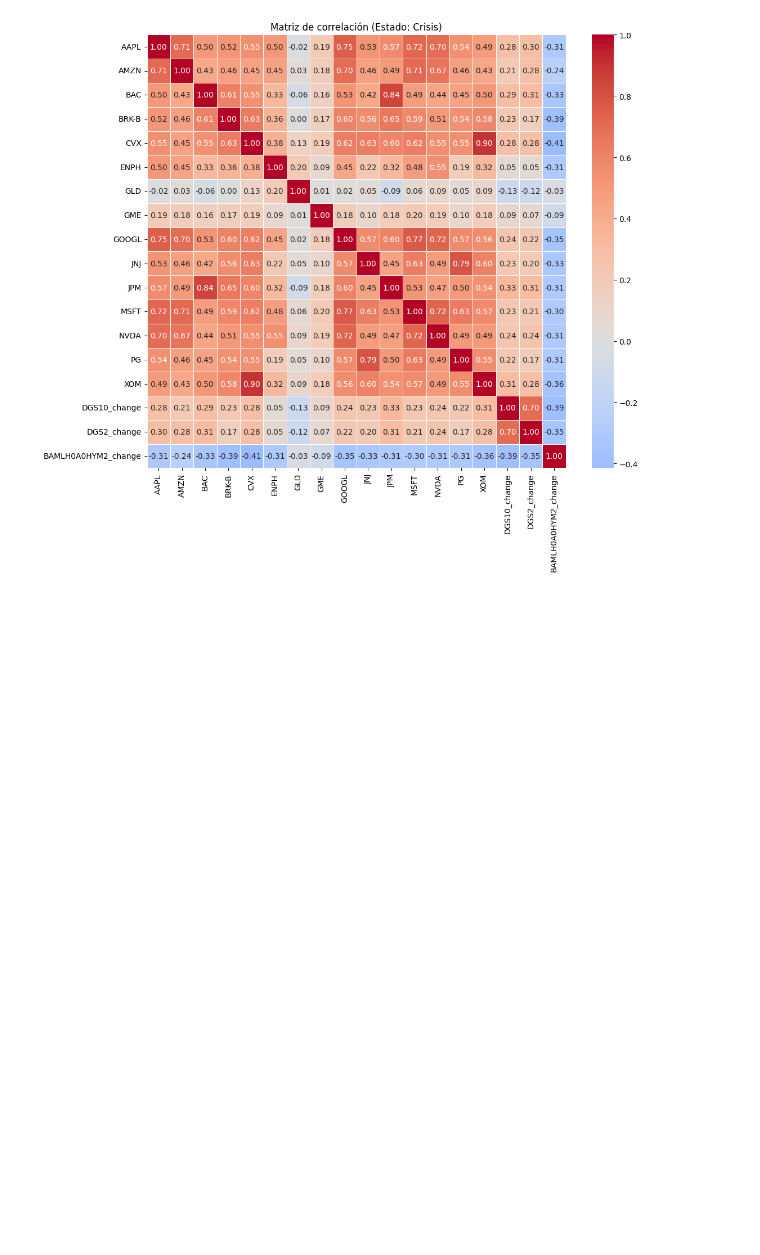
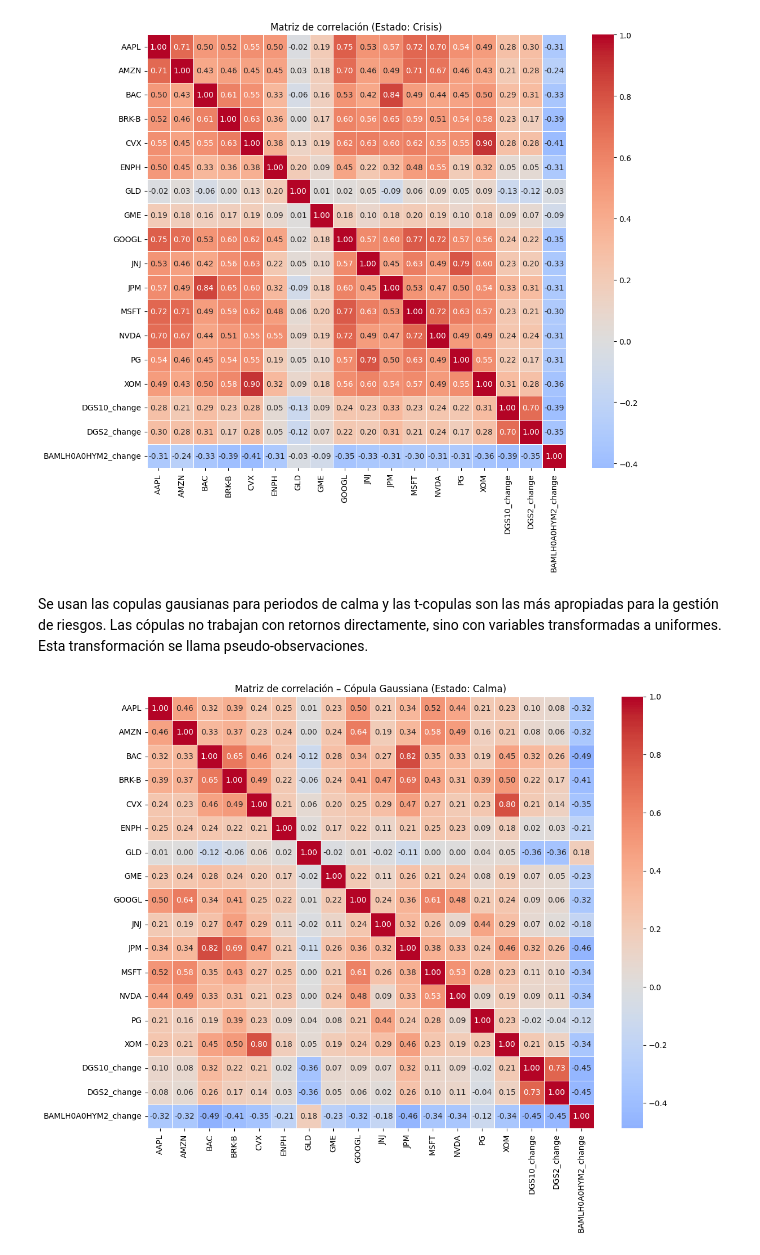
Before and after one commit to NataliaSJO/Practica-MIAX-gestion-de-riesgos, a Jupyter notebook: notebook.ipynb, the cells around one changed output. Saved outputs shown, nothing was run; the diff lists cells and outputs as text; code cells hidden in the pictures; blank space fills up the shorter version.

Commit message:
copulas calm

```diff
--- a/notebook.ipynb
+++ b/notebook.ipynb
@@ -726,5 +730,51 @@ plt.title("Matriz de correlación (Estado: Crisis)")
 plt.show()
 # %% [output]
 [figure]
+# %% [markdown]
+Se usan las copulas gausianas para periodos de calma y las t-copulas son las más apropiadas para la gestión de riesgos.
+Las cópulas no trabajan con retornos directamente, sino con variables transformadas a uniformes. Esta transformación se llama pseudo‑observaciones.
 # %%
 #Ajustar las cópulas en ambos estados.
+
+# Días de calma
+df_calm = df_analysis_periods[df_analysis_periods["period_type"] == "calm"]
+
+# Rretornos
+numeric_cols = [
+    c for c in df_calm.select_dtypes(include="number").columns
+    if c not in ["regime", "period_id"]
+]
+
+df_calm_numeric = df_calm[numeric_cols].dropna()
+
+# Convertir retornos a pseudo‑observaciones U(0,1)
+U_calm = df_calm_numeric.apply(
+    lambda x: rankdata(x) / (len(x) + 1), # rankdata Toma una columna de retornos y reemplaza cada valor por su posición ordenada.
+                                          # rankdata(x) / (len(x) + 1) Divide cada rango entre el número total de observaciones + 1.
+    axis=0
+)                                         #U_calm - Df con cada columna es ahora una variable uniforme U(0,1), la dependencia entre columnas se mantiene
+                                          # La forma marginal (la distribución de cada activo) desaparece
+
+# Ajustar la cópula gaussiana
+copula_calm = GaussianMultivariate()
+copula_calm.fit(U_calm)
+corr_calm_copula = copula_calm.correlation
+# %%
+corr_matrix = np.array(corr_calm_copula)
+
+plt.figure(figsize=(12, 10))
+sns.heatmap(
+    corr_matrix,
+    cmap="coolwarm",
+    center=0,
+    annot=True,
+    fmt=".2f",
+    xticklabels=numeric_cols,
+    yticklabels=numeric_cols,
+    linewidths=0.5
+)
+plt.title("Matriz de correlación – Cópula Gaussiana (Estado: Calma)")
+plt.tight_layout()
+plt.show()
+# %% [output]
+[figure, added]
```
Also changed, not shown: parts of 4 cells of this notebook.
